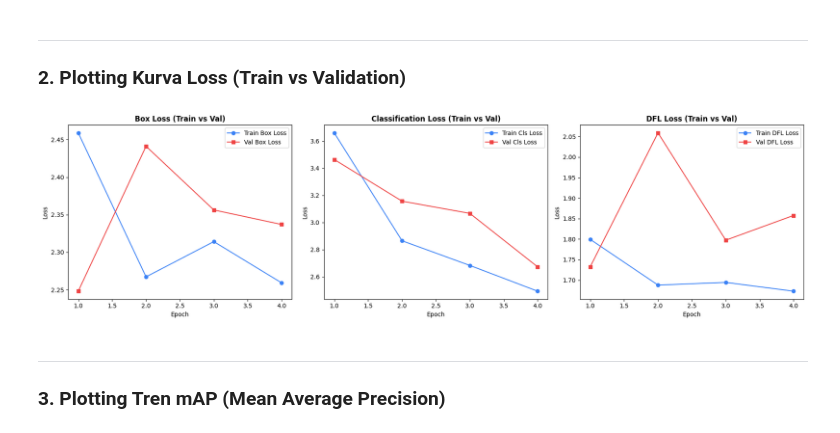
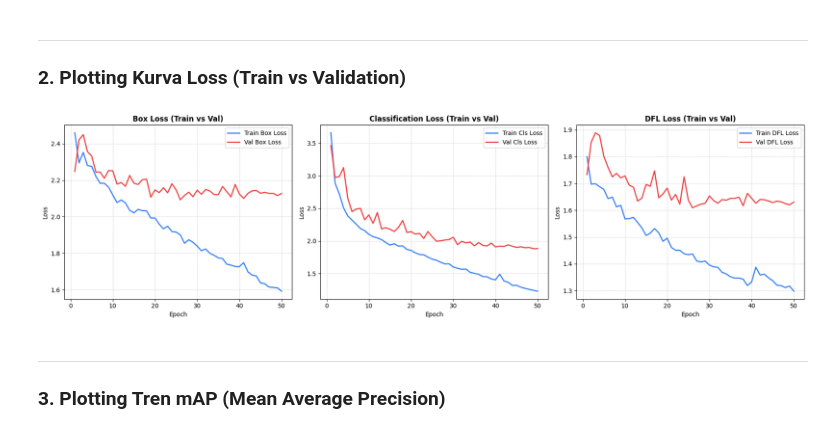
Before and after one commit to zakverse/RoadDamage_AI, a Jupyter notebook: notebooks/06_Overfitting_Underfitting.ipynb, the cells around one changed output. Saved outputs shown, nothing was run; the diff lists cells and outputs as text; code cells hidden in the pictures.

```diff
--- a/notebooks/06_Overfitting_Underfitting.ipynb
+++ b/notebooks/06_Overfitting_Underfitting.ipynb
@@ -16,10 +13,9 @@ Memahami perilaku pembelajaran model deteksi dengan menganalisis:
 import os
 import pandas as pd
 import matplotlib.pyplot as plt
-import seaborn as sns
 
-RUNS_DIR = os.path.abspath("../runs/detect/train")
+RUNS_DIR = os.path.abspath("../runs/detect/train_50epochs")
 CSV_PATH = os.path.join(RUNS_DIR, "results.csv")
 
-print(f"Reading training metrics from: {CSV_PATH}")
+print(f"Reading metrics from: {CSV_PATH}")
 # %% [output]
@@ -30,9 +26,6 @@ Reading training metrics from: z:\Projects\RoadDamage_AI\runs\detect\train\resul
 # %%
-if os.path.exists(CSV_PATH):
-    df_results = pd.read_csv(CSV_PATH)
-    df_results.columns = [c.strip() for c in df_results.columns]
-    print(f"Total Epochs Tercatat: {len(df_results)}")
-    print(df_results[['epoch', 'train/box_loss', 'val/box_loss', 'train/cls_loss', 'val/cls_loss', 'metrics/precision(B)', 'metrics/recall(B)', 'metrics/mAP50(B)', 'metrics/mAP50-95(B)']])
-else:
-    print("File results.csv belum tersedia.")
+df_results = pd.read_csv(CSV_PATH)
+df_results.columns = [c.strip() for c in df_results.columns]
+print(f"Total Epochs Tercatat: {len(df_results)}")
+print(df_results[['epoch', 'train/box_loss', 'val/box_loss', 'train/cls_loss', 'val/cls_loss', 'metrics/precision(B)', 'metrics/recall(B)', 'metrics/mAP50(B)', 'metrics/mAP50-95(B)']].tail(10))
 # %% [output]
@@ -58,38 +50,40 @@ Total Epochs Tercatat: 4
 ---
 ### 2. Plotting Kurva Loss (Train vs Validation)
 # %%
-if os.path.exists(CSV_PATH):
-    fig, axes = plt.subplots(1, 3, figsize=(18, 5))
-    epochs = df_results['epoch']
+fig, axes = plt.subplots(1, 3, figsize=(18, 5))
+epochs = df_results['epoch']
 
-    # 1. Box Loss
-    axes[0].plot(epochs, df_results['train/box_loss'], label='Train Box Loss', marker='o', color='#3b82f6')
-    axes[0].plot(epochs, df_results['val/box_loss'], label='Val Box Loss', marker='s', color='#ef4444')
-    axes[0].set_title('Box Loss (Train vs Val)', fontweight='bold')
-    axes[0].set_xlabel('Epoch')
-    axes[0].set_ylabel('Loss')
-    axes[0].legend()
+# 1. Box Loss
+axes[0].plot(epochs, df_results['train/box_loss'], label='Train Box Loss', color='#3b82f6', linewidth=2)
+axes[0].plot(epochs, df_results['val/box_loss'], label='Val Box Loss', color='#ef4444', linewidth=2)
+axes[0].set_title('Box Loss (Train vs Val)', fontweight='bold')
+axes[0].set_xlabel('Epoch')
+axes[0].set_ylabel('Loss')
+axes[0].legend()
+axes[0].grid(True, linestyle='--', alpha=0.5)
 
-    # 2. Class Loss
-    axes[1].plot(epochs, df_results['train/cls_loss'], label='Train Cls Loss', marker='o', color='#3b82f6')
-    axes[1].plot(epochs, df_results['val/cls_loss'], label='Val Cls Loss', marker='s', color='#ef4444')
-    axes[1].set_title('Classification Loss (Train vs Val)', fontweight='bold')
-    axes[1].set_xlabel('Epoch')
-    axes[1].set_ylabel('Loss')
-    axes[1].legend()
+# 2. Class Loss
+axes[1].plot(epochs, df_results['train/cls_loss'], label='Train Cls Loss', color='#3b82f6', linewidth=2)
+axes[1].plot(epochs, df_results['val/cls_loss'], label='Val Cls Loss', color='#ef4444', linewidth=2)
+axes[1].set_title('Classification Loss (Train vs Val)', fontweight='bold')
+axes[1].set_xlabel('Epoch')
+axes[1].set_ylabel('Loss')
+axes[1].legend()
+axes[1].grid(True, linestyle='--', alpha=0.5)
 
-    # 3. DFL Loss
-    axes[2].plot(epochs, df_results['train/dfl_loss'], label='Train DFL Loss', marker='o', color='#3b82f6')
-    axes[2].plot(epochs, df_results['val/dfl_loss'], label='Val DFL Loss', marker='s', color='#ef4444')
-    axes[2].set_title('DFL Loss (Train vs Val)', fontweight='bold')
-    axes[2].set_xlabel('Epoch')
-    axes[2].set_ylabel('Loss')
-    axes[2].legend()
+# 3. DFL Loss
+axes[2].plot(epochs, df_results['train/dfl_loss'], label='Train DFL Loss', color='#3b82f6', linewidth=2)
+axes[2].plot(epochs, df_results['val/dfl_loss'], label='Val DFL Loss', color='#ef4444', linewidth=2)
+axes[2].set_title('DFL Loss (Train vs Val)', fontweight='bold')
+axes[2].set_xlabel('Epoch')
+axes[2].set_ylabel('Loss')
+axes[2].legend()
+axes[2].grid(True, linestyle='--', alpha=0.5)
 
-    plt.tight_layout()
-    plt.show()
+plt.tight_layout()
+plt.show()
 # %% [output]
-[figure, old version]
+[figure, new version]
 # %% [markdown]
 ---
 ### 3. Plotting Tren mAP (Mean Average Precision)
```
Also changed, not shown: parts of 9 cells of this notebook, 29 other files.
